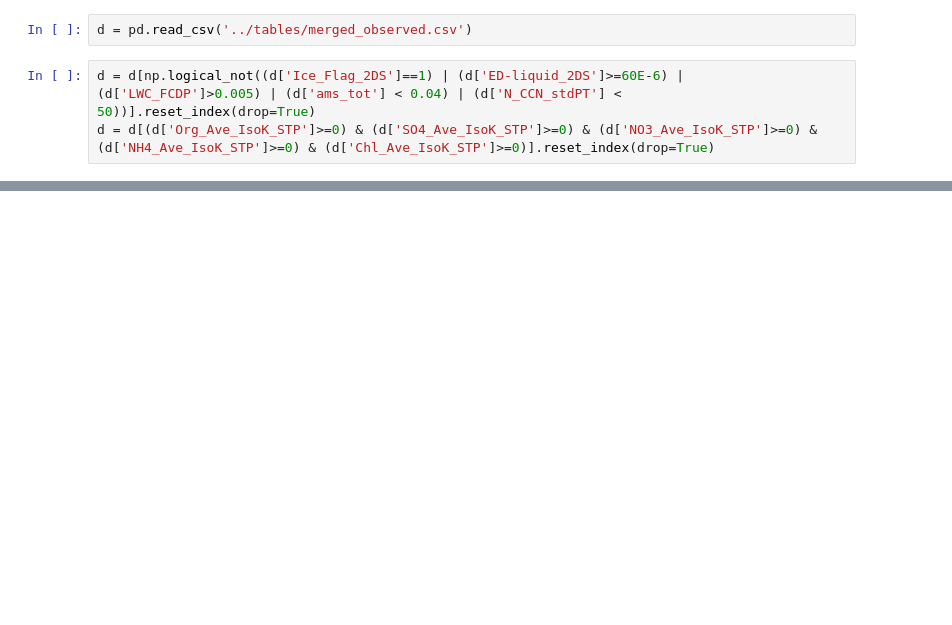
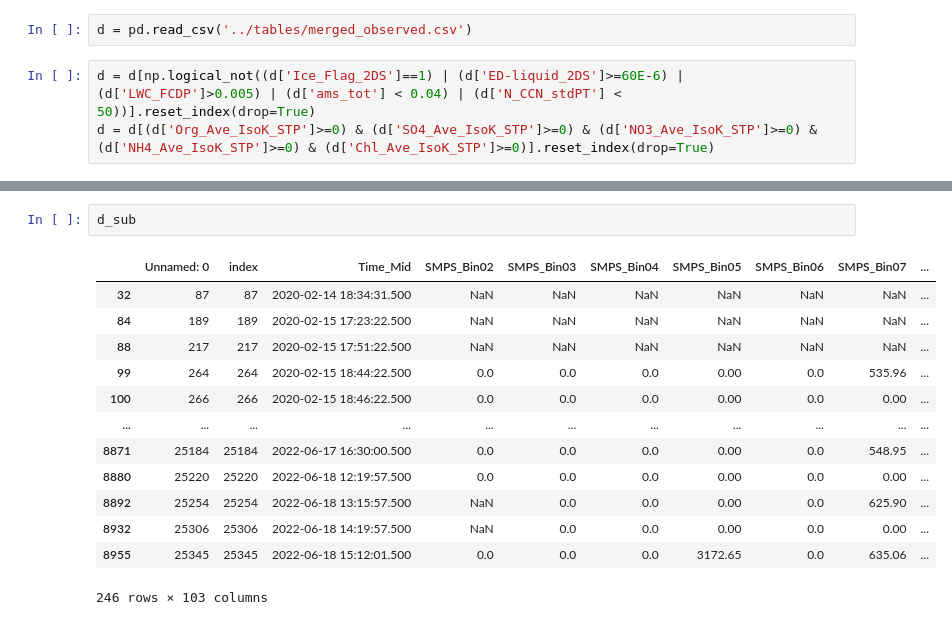
Before and after one commit to csoloff/ACTIVATE_CCN_closure, a Jupyter notebook: scripts/03_AMS_fit.ipynb, the cells around one changed output, grey strips where cells are left out. Saved outputs shown, nothing was run; the diff lists cells and outputs as text; blank space fills up the shorter version.

```diff
--- a/scripts/03_AMS_fit.ipynb
+++ b/scripts/03_AMS_fit.ipynb
@@ -66,0 +80,16 @@ plt.xlim([0,.18])
+# %%
+d_sub
+# %% [output]
+|  | Unnamed: 0 | index | Time_Mid | SMPS_Bin02 | SMPS_Bin03 | SMPS_Bin04 | SMPS_Bin05 | SMPS_Bin06 | SMPS_Bin07 | ... |
+| 32 | 87 | 87 | 2020-02-14 18:34:31.500 | NaN | NaN | NaN | NaN | NaN | NaN | ... |
+| 84 | 189 | 189 | 2020-02-15 17:23:22.500 | NaN | NaN | NaN | NaN | NaN | NaN | ... |
+| 88 | 217 | 217 | 2020-02-15 17:51:22.500 | NaN | NaN | NaN | NaN | NaN | NaN | ... |
+| 99 | 264 | 264 | 2020-02-15 18:44:22.500 | 0.0 | 0.0 | 0.0 | 0.00 | 0.0 | 535.96 | ... |
+| 100 | 266 | 266 | 2020-02-15 18:46:22.500 | 0.0 | 0.0 | 0.0 | 0.00 | 0.0 | 0.00 | ... |
+| ... | ... | ... | ... | ... | ... | ... | ... | ... | ... | ... |
+| 8871 | 25184 | 25184 | 2022-06-17 16:30:00.500 | 0.0 | 0.0 | 0.0 | 0.00 | 0.0 | 548.95 | ... |
+| 8880 | 25220 | 25220 | 2022-06-18 12:19:57.500 | 0.0 | 0.0 | 0.0 | 0.00 | 0.0 | 0.00 | ... |
+| 8892 | 25254 | 25254 | 2022-06-18 13:15:57.500 | NaN | 0.0 | 0.0 | 0.00 | 0.0 | 625.90 | ... |
+| 8932 | 25306 | 25306 | 2022-06-18 14:19:57.500 | NaN | 0.0 | 0.0 | 0.00 | 0.0 | 0.00 | ... |
+| 8955 | 25345 | 25345 | 2022-06-18 15:12:01.500 | 0.0 | 0.0 | 0.0 | 3172.65 | 0.0 | 635.06 | ... |
+246 rows × 103 columns
```
Also changed, not shown: parts of 6 cells of this notebook, 1 other file.
